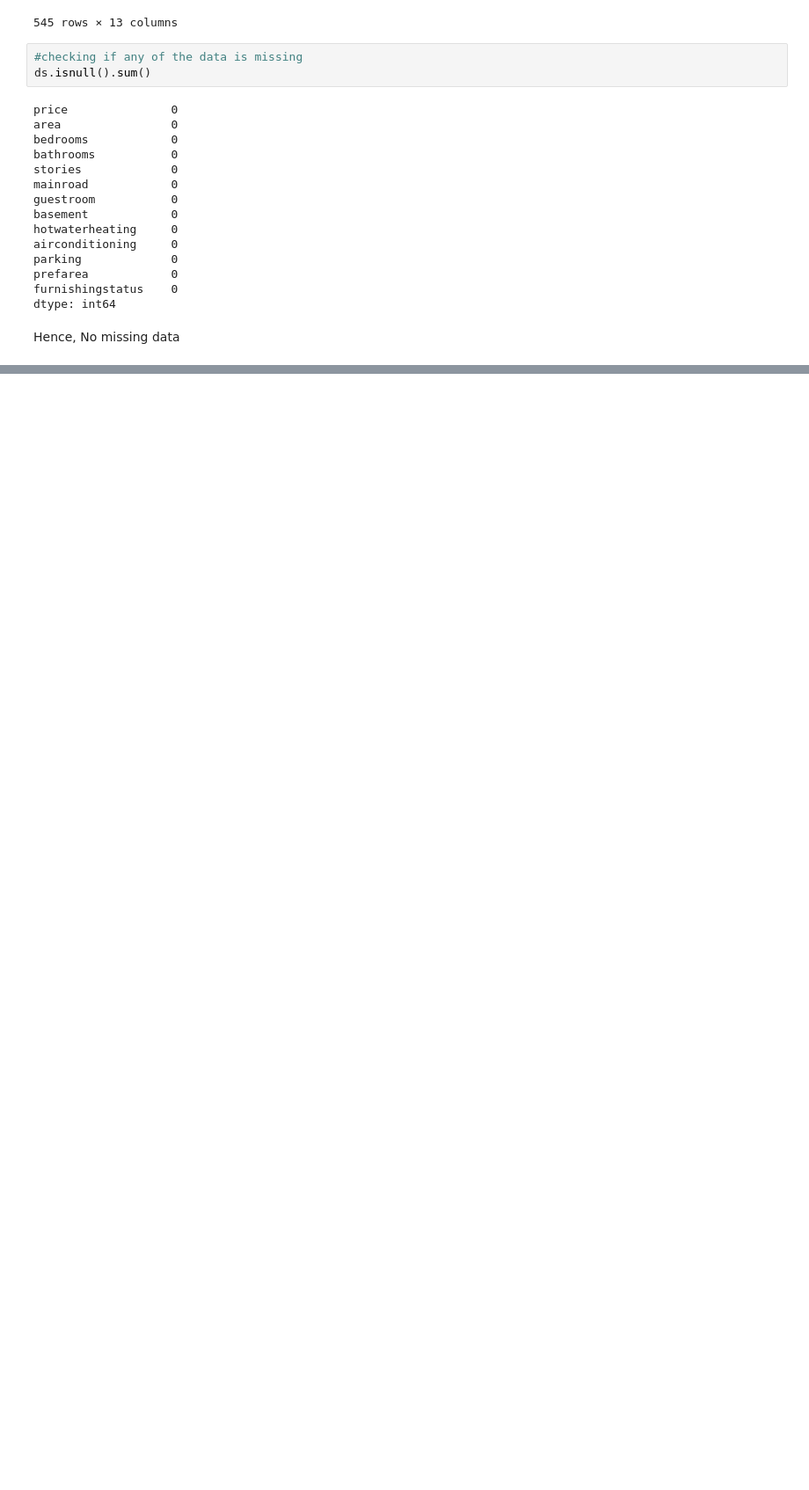
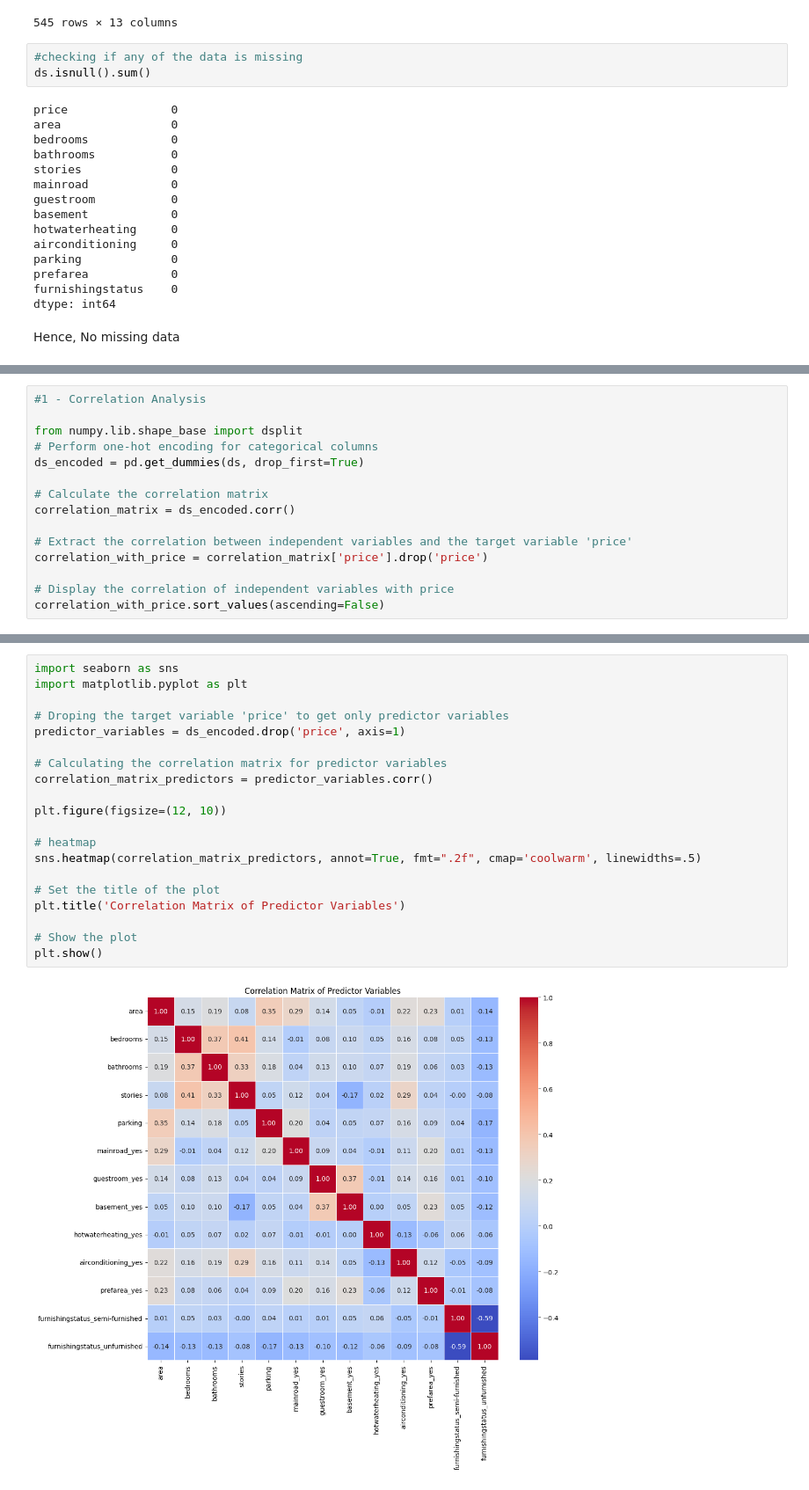
Before and after one commit to ritviksaxena05/DataScience_Assignment1, a Jupyter notebook: ML Data Cleaning and Feature Selection.ipynb, the cells around one changed output, grey strips where cells are left out. Shown at 88% size. Cells and saved outputs as stored; diff of their text form; blank space fills up the shorter version.

```diff
--- a/ML Data Cleaning and Feature Selection.ipynb
+++ b/ML Data Cleaning and Feature Selection.ipynb
@@ -112,0 +136,15 @@ housePrice_ds.describe().T
+# %%
+#1 - Correlation Analysis
+
+from numpy.lib.shape_base import dsplit
+# Perform one-hot encoding for categorical columns
+ds_encoded = pd.get_dummies(ds, drop_first=True)
+
+# Calculate the correlation matrix
+correlation_matrix = ds_encoded.corr()
+
+# Extract the correlation between independent variables and the target variable 'price'
+correlation_with_price = correlation_matrix['price'].drop('price')
+
+# Display the correlation of independent variables with price
+correlation_with_price.sort_values(ascending=False)
@@ -112,0 +308,22 @@ housePrice_ds.describe().T
+# %%
+import seaborn as sns
+import matplotlib.pyplot as plt
+
+# Droping the target variable 'price' to get only predictor variables
+predictor_variables = ds_encoded.drop('price', axis=1)
+
+# Calculating the correlation matrix for predictor variables
+correlation_matrix_predictors = predictor_variables.corr()
+
+plt.figure(figsize=(12, 10))
+
+# heatmap
+sns.heatmap(correlation_matrix_predictors, annot=True, fmt=".2f", cmap='coolwarm', linewidths=.5)
+
+# Set the title of the plot
+plt.title('Correlation Matrix of Predictor Variables')
+
+# Show the plot
+plt.show()
+# %% [output]
+[figure, added]
```
Also changed, not shown: parts of 42 cells of this notebook.
